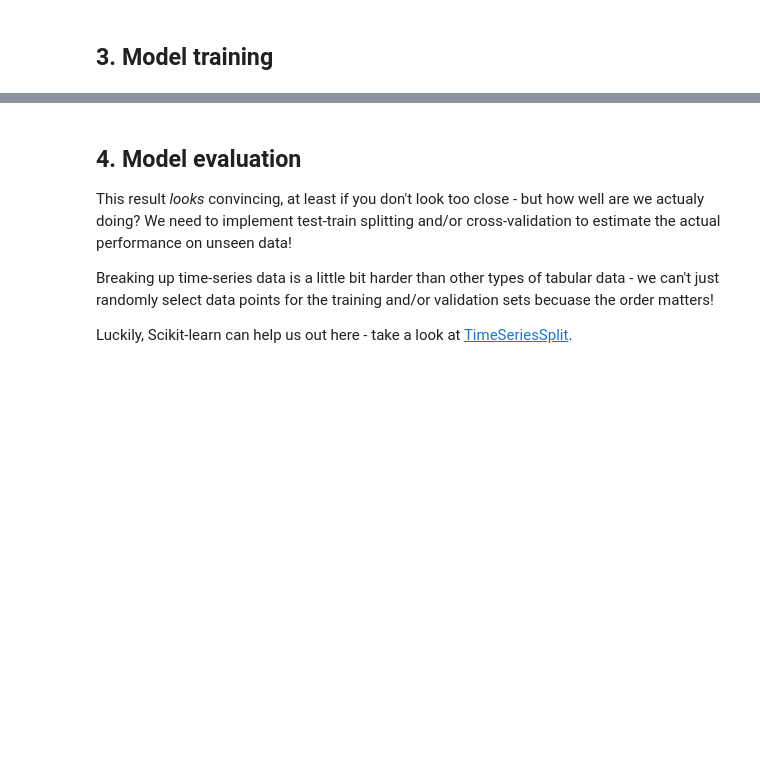
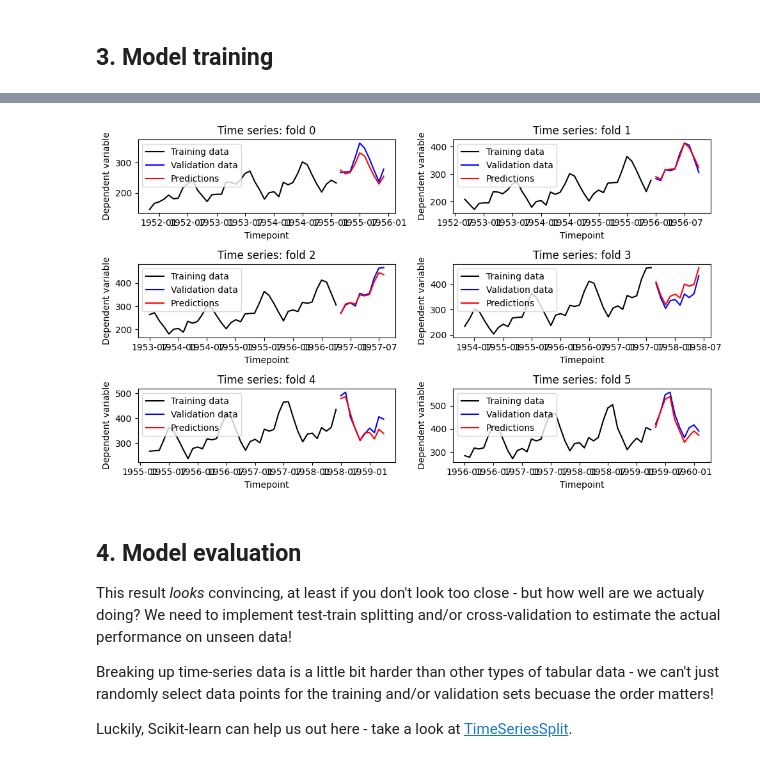
Before and after one commit to 4GeeksAcademy/Team-Crunchy-Tacos_gperdrizet-time-series-project, a Jupyter notebook: src/mvp.ipynb, the cells around one changed output, grey strips where cells are left out. Cells and saved outputs as stored; diff of their text form; code cells hidden in the pictures; blank space fills up the shorter version.

```diff
--- a/src/mvp.ipynb
+++ b/src/mvp.ipynb
@@ -223,0 +280,63 @@ ValueError: numpy.dtype size changed, may indicate binary incompatibility. Expec
+# %%
+# Set a forecast horizon, i.e. how far into the future, we want to predict
+forecast_horizon=10
+
+# Set a model order, i.e. how many past datapoints should be used as input for prediction
+model_order=40
+# %%
+testdf_size=forecast_horizon
+
+traindf_size=len(timeseries_df) - testdf_size
+
+training_data=timeseries_df[:traindf_size]
+testing_data=timeseries_df[traindf_size:]
+# %%
+# Number of 'cross-validation' folds to run
+folds=6
+
+# Holders to collect data for later
+validation_rmse_values=[]
+predicted_values=[]
+validation_values=[]
+
+# Set-up a multiplot for the results
+fig, axs=plt.subplots(3, 2, figsize=(10,6))
+axs=axs.flatten()
+
+# Instantiate a time series splitter
+timeseries_splits=TimeSeriesSplit(n_splits=folds, max_train_size=model_order, test_size=forecast_horizon)
+
+# Loop on the splits with a counter
+for i, timeseries_split in enumerate(timeseries_splits.split(training_data)):
+
+    # Recover the split indicies
+    training_indicies=timeseries_split[0]
+    validation_indicies=timeseries_split[1]
+
+    # Get the data for this split from the training data
+    fold_training_data=training_data.iloc[training_indicies, :]
+    fold_validation_data=training_data.iloc[validation_indicies, :]
+
+    # Fit the model and predict out to the forecast horizon
+    timeseries_model=auto_arima(fold_training_data['dependent_var'], stationary=False, trace=True, seasonal=True, m=12, suppress_warnings=True)
+    forecast=timeseries_model.predict(forecast_horizon)
+
+    # Collect intermediate results
+    predicted_values.extend(forecast)
+    validation_values.extend(fold_validation_data['dependent_var'])
+
+    rmse=sqrt(mean_squared_error(fold_validation_data['dependent_var'], forecast))
+    validation_rmse_values.append(rmse)
+
+    # Draw the timeseries plot for this fold
+    axs[i].set_title(f'Time series: fold {i}')
+    axs[i].plot(fold_training_data['dependent_var'], label='Training data', color='black')
+    axs[i].plot(fold_validation_data['dependent_var'], label='Validation data', color='blue')
+    axs[i].plot(forecast, label='Predictions', color='red')
+    axs[i].set_xlabel('Timepoint')
+    axs[i].set_ylabel('Dependent variable')
+    axs[i].legend(loc='best')
+
+plt.tight_layout()
+plt.show()
+# %% [output]
@@ -224,3 +360,4 @@ ValueError: numpy.dtype size changed, may indicate binary incompatibility. Expec
+[figure, added]
 # %% [markdown]
 ## 4. Model evaluation
 
```
Also changed, not shown: parts of 9 cells of this notebook, 1 other file.
